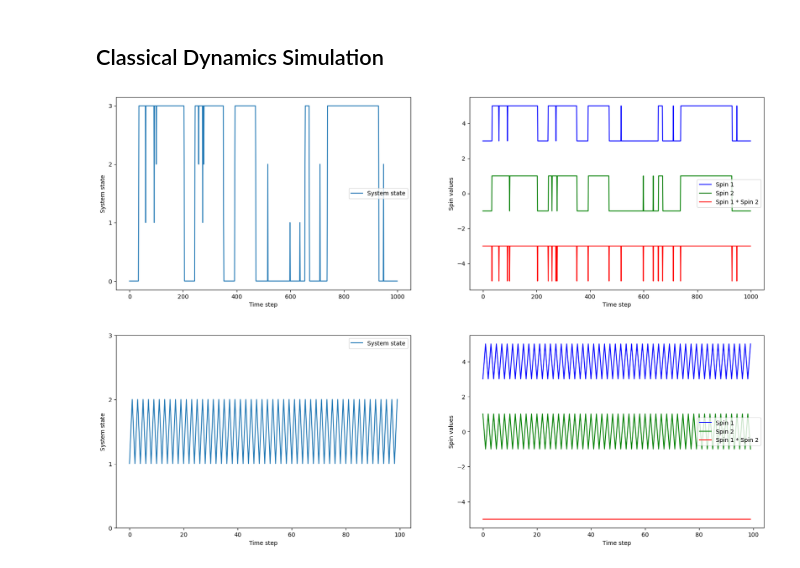
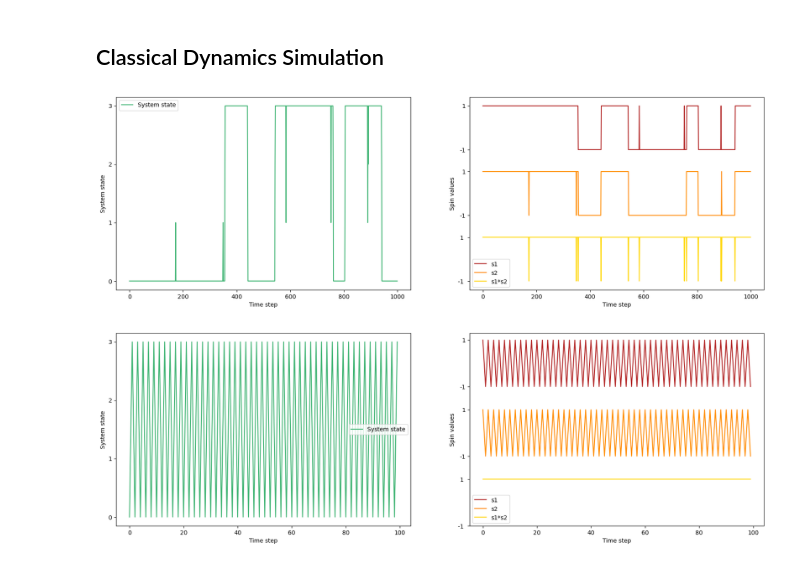
Before and after one commit to Victor-Alessandro/QBM-code, a Jupyter notebook: Dynamics Simulation.ipynb, the cells around one changed output. Drawn from its saved outputs; the diff is of its cells as text; code cells hidden in the pictures.

```diff
--- a/Dynamics Simulation.ipynb
+++ b/Dynamics Simulation.ipynb
@@ -38,10 +38,20 @@ def simulate_dynamics(w, h, beta, steps, flip_two_spins=False):
     return trajectory
 # %%
 def system_state(s):
-    return (s[0] + 1) // 2 * 2 + (s[1] + 1) // 2
+    if s[0] == 1 and s[1] == 1:
+        state = 0
 
+    if s[0] == 1 and s[1] == -1:
+        state = 1
 
-def plot_combined_dynamics_and_states(w, h, beta, steps, flip_two_spins=False):
+    if s[0] == -1 and s[1] == 1:
+        state = 2
+
+    if s[0] == -1 and s[1] == -1:
+        state = 3
+    return state
+
+def plot_combined_dynamics(w, h, beta, steps, flip_two_spins=False):
     trajectory = simulate_dynamics(w, h, beta, steps, flip_two_spins)
 
     spin_product = trajectory[:, 0] * trajectory[:, 1]
@@ -49,17 +59,17 @@ def plot_combined_dynamics_and_states(w, h, beta, steps, flip_two_spins=False):
 
     fig, (ax1, ax2) = plt.subplots(1, 2, figsize=(20, 6), sharex=True)
 
-    ax1.plot(states, label='System state', color ='Indigo')
+    ax1.plot(states, label='System state', color ='MediumSeaGreen')
     ax1.set_xlabel('Time step')
     ax1.set_ylabel('System state')
     ax1.set_yticks([0, 1, 2, 3])
     ax1.legend()
 
-    ax2.plot(trajectory[:, 0], label='s1', color='darkred')
-    ax2.plot(trajectory[:, 1] - 3, label='s2', color='darkorange')
-    ax2.plot(spin_product - 6, label='s1*s2', color='gold')
+    ax2.plot(trajectory[:, 0], label='s1', color='FireBrick')
+    ax2.plot(trajectory[:, 1] - 3, label='s2', color='DarkOrange')
+    ax2.plot(spin_product - 6, label='s1*s2', color='Gold')
     ax2.set_xlabel('Time step')
-    ax2.set_ylabel('Spin values (offset)')
+    ax2.set_ylabel('Spin values')
     ax2.set_yticks([-7, -5, -4,-2, -1, 1])
     ax2.set_yticklabels(['-1 ', '1 ', '-1', '1', '-1', '1'])
     ax2.legend()
@@ -69,19 +79,18 @@ def plot_combined_dynamics_and_states(w, h, beta, steps, flip_two_spins=False):
 # PARAMETERS
 w = 1.0         # Interaction strength
 h = 0.0         # Self-interaction
-beta = 2.0      # Inverse temperature
+beta = 2.3      # Inverse temperature
 steps = 1000    # Number of time steps
 
-plot_combined_dynamics_and_states(w, h, beta, steps, flip_two_spins=False)
+plot_combined_dynamics(w, h, beta, steps, flip_two_spins=False)
 # %% [output]
-[figure, old version]
+[figure, new version]
 # %%
-# Adjust these parameters as needed
-w = 1         # Interaction strength
+w = 0.1         # Interaction strength
 h = 0.0         # Self-interaction
-beta = 1      # Inverse temperature
+beta = 0.001      # Inverse temperature
 steps = 100    # Number of time steps
 
-plot_combined_dynamics_and_states(w, h, beta, steps, flip_two_spins=True)
+plot_combined_dynamics(w, h, beta, steps, flip_two_spins=True)
 # %% [output]
-[figure, old version]
+[figure, new version]
```
Also changed, not shown: parts of 2 cells of this notebook.
